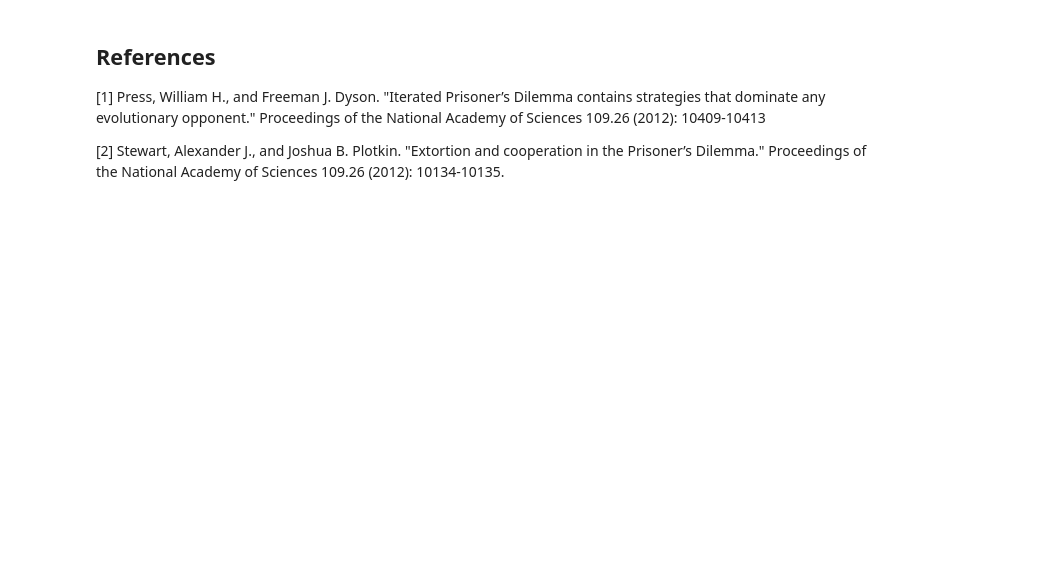
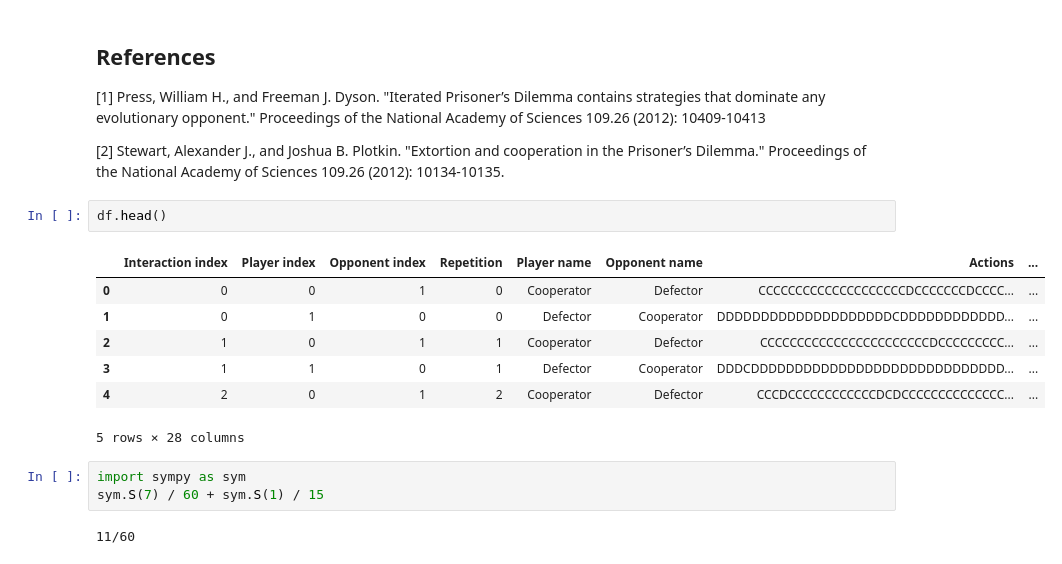
Before and after one commit to drvinceknight/testing_for_ZD, a Jupyter notebook: main.ipynb, the cells around one changed output. Cells and saved outputs as stored; diff of their text form; blank space fills up the shorter version.

```diff
--- a/main.ipynb
+++ b/main.ipynb
@@ -142,3 +277,18 @@ awaiting data collection.
 [1] Press, William H., and Freeman J. Dyson. "Iterated Prisoner’s Dilemma contains strategies that dominate any evolutionary opponent." Proceedings of the National Academy of Sciences 109.26 (2012): 10409-10413
 
 [2] Stewart, Alexander J., and Joshua B. Plotkin. "Extortion and cooperation in the Prisoner’s Dilemma." Proceedings of the National Academy of Sciences 109.26 (2012): 10134-10135.
+# %%
+df.head()
+# %% [output]
+|  | Interaction index | Player index | Opponent index | Repetition | Player name | Opponent name | Actions | ... |
+| 0 | 0 | 0 | 1 | 0 | Cooperator | Defector | CCCCCCCCCCCCCCCCCCCCDCCCCCCCDCCCC... | ... |
+| 1 | 0 | 1 | 0 | 0 | Defector | Cooperator | DDDDDDDDDDDDDDDDDDDDCDDDDDDDDDDDD... | ... |
+| 2 | 1 | 0 | 1 | 1 | Cooperator | Defector | CCCCCCCCCCCCCCCCCCCCCCCDCCCCCCCCC... | ... |
+| 3 | 1 | 1 | 0 | 1 | Defector | Cooperator | DDDCDDDDDDDDDDDDDDDDDDDDDDDDDDDDD... | ... |
+| 4 | 2 | 0 | 1 | 2 | Cooperator | Defector | CCCDCCCCCCCCCCCCDCDCCCCCCCCCCCCCC... | ... |
+5 rows × 28 columns
+# %%
+import sympy as sym
+sym.S(7) / 60 + sym.S(1) / 15
+# %% [output]
+11/60
```
Also changed, not shown: parts of 21 cells of this notebook.
